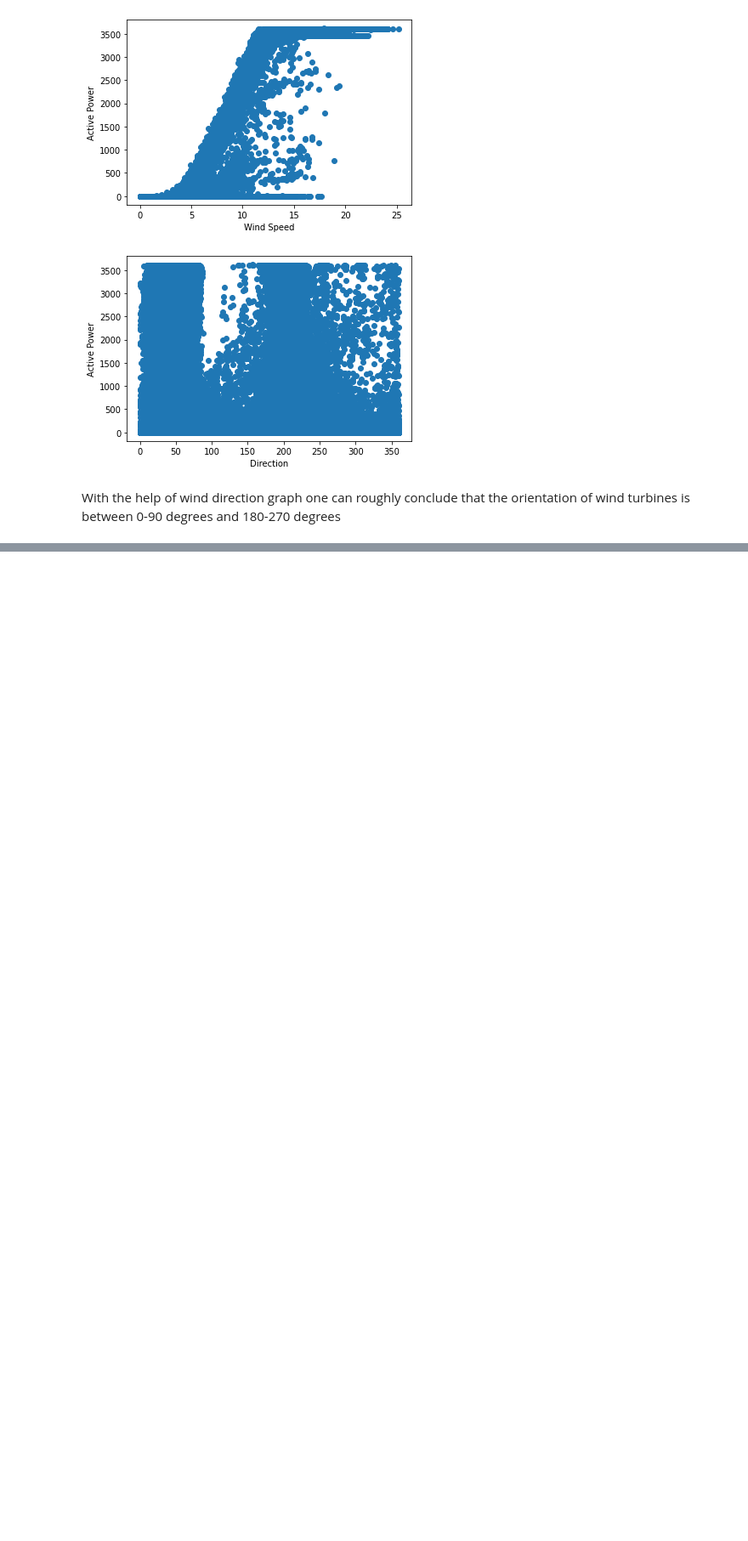
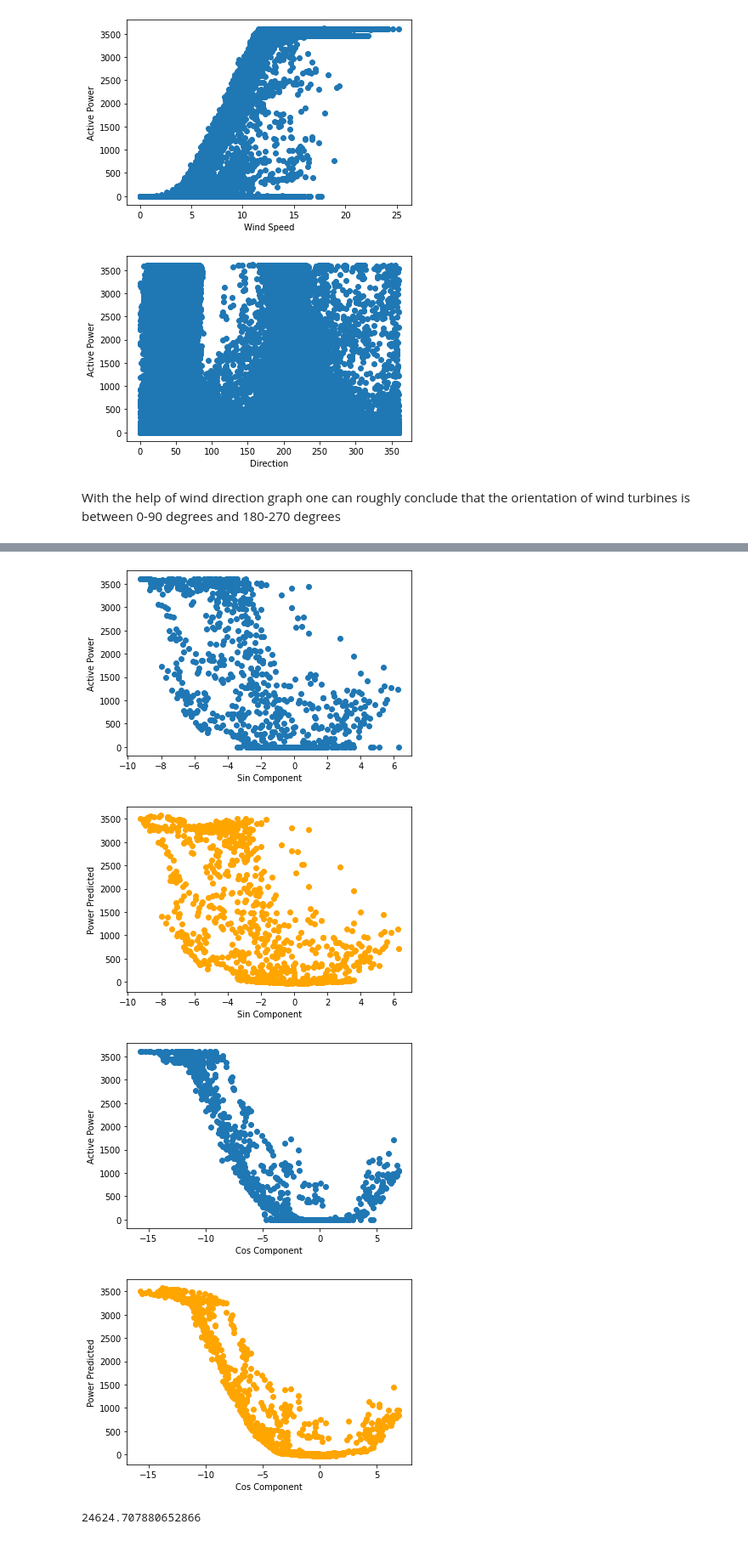
Before and after one commit to m607stars/GoGreen-with-ML, a Jupyter notebook: IBM_Hackathon.ipynb, the cells around one changed output, grey strips where cells are left out. Shown at 85% size. Cells and saved outputs as stored; diff of their text form; code cells hidden in the pictures; blank space fills up the shorter version.

```diff
--- a/IBM_Hackathon.ipynb
+++ b/IBM_Hackathon.ipynb
@@ -261,0 +184,6 @@ plt.show()
+# %%
+X_train = df[['Sin Component','Cos Component']][1000:]
+Y_train = df['Active Power'][1000:]
+
+mlp = MLPRegressor(hidden_layer_sizes=(8,8,8), activation='relu', solver='adam', max_iter=500)
+mlp.fit(X_train,Y_train)
@@ -261,0 +199,33 @@ plt.show()
+# %%
+X_test = df[['Sin Component','Cos Component']][:1000]
+Y_test = df['Active Power'][:1000]
+
+Y_predict = mlp.predict(X_test)
+# %%
+plt.scatter(df['Sin Component'][:1000],df['Active Power'][:1000])
+plt.xlabel('Sin Component')
+plt.ylabel('Active Power')
+plt.show()
+
+plt.scatter(df['Sin Component'][:1000],Y_predict[:1000],color='orange')
+plt.xlabel('Sin Component')
+plt.ylabel('Power Predicted')
+plt.show()
+
+plt.scatter(df['Cos Component'][:1000],df['Active Power'][:1000])
+plt.xlabel('Cos Component')
+plt.ylabel('Active Power')
+plt.show()
+
+plt.scatter(df['Cos Component'][:1000],Y_predict[:1000],color='orange')
+plt.xlabel('Cos Component')
+plt.ylabel('Power Predicted')
+plt.show()
+
+mean_squared_error(Y_test, Y_predict)
+# %% [output]
+[figure, added]
+[figure, added]
+[figure, added]
+[figure, added]
+24624.707880652866
```
Also changed, not shown: parts of 57 cells of this notebook.
